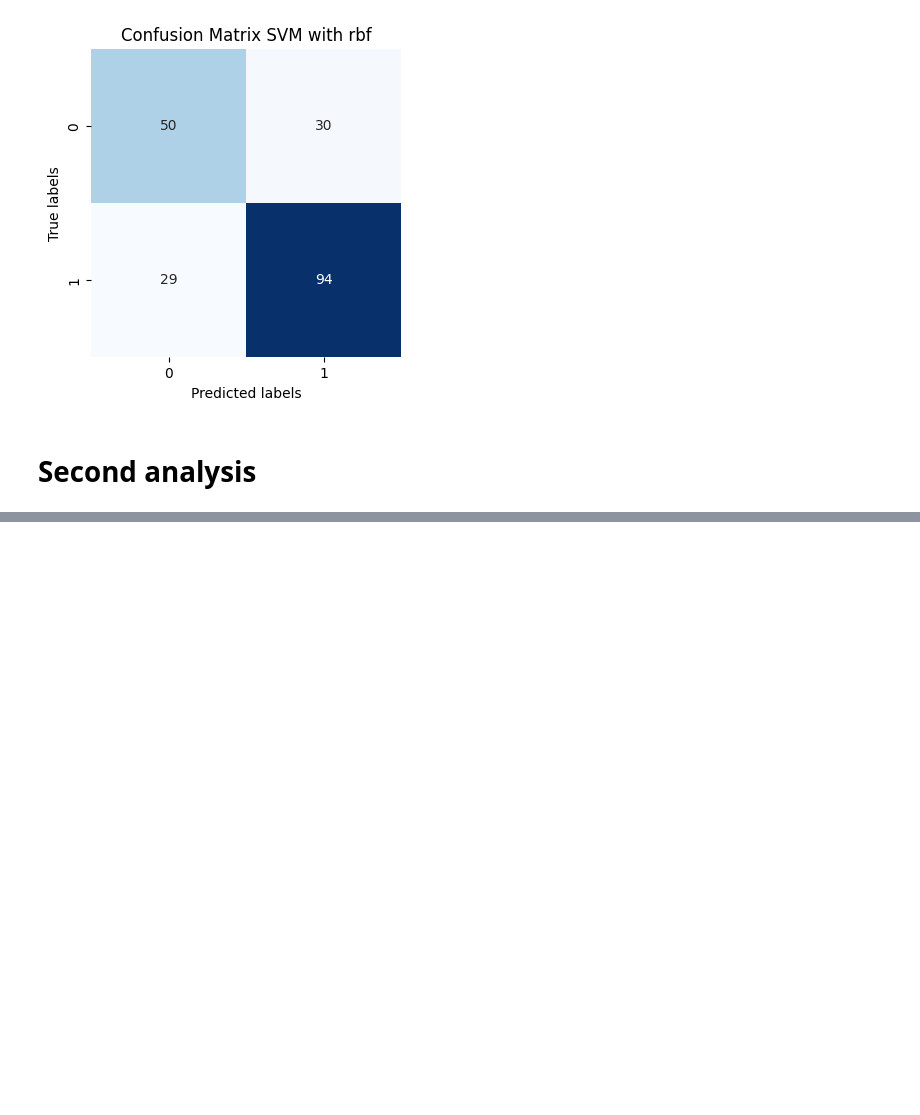
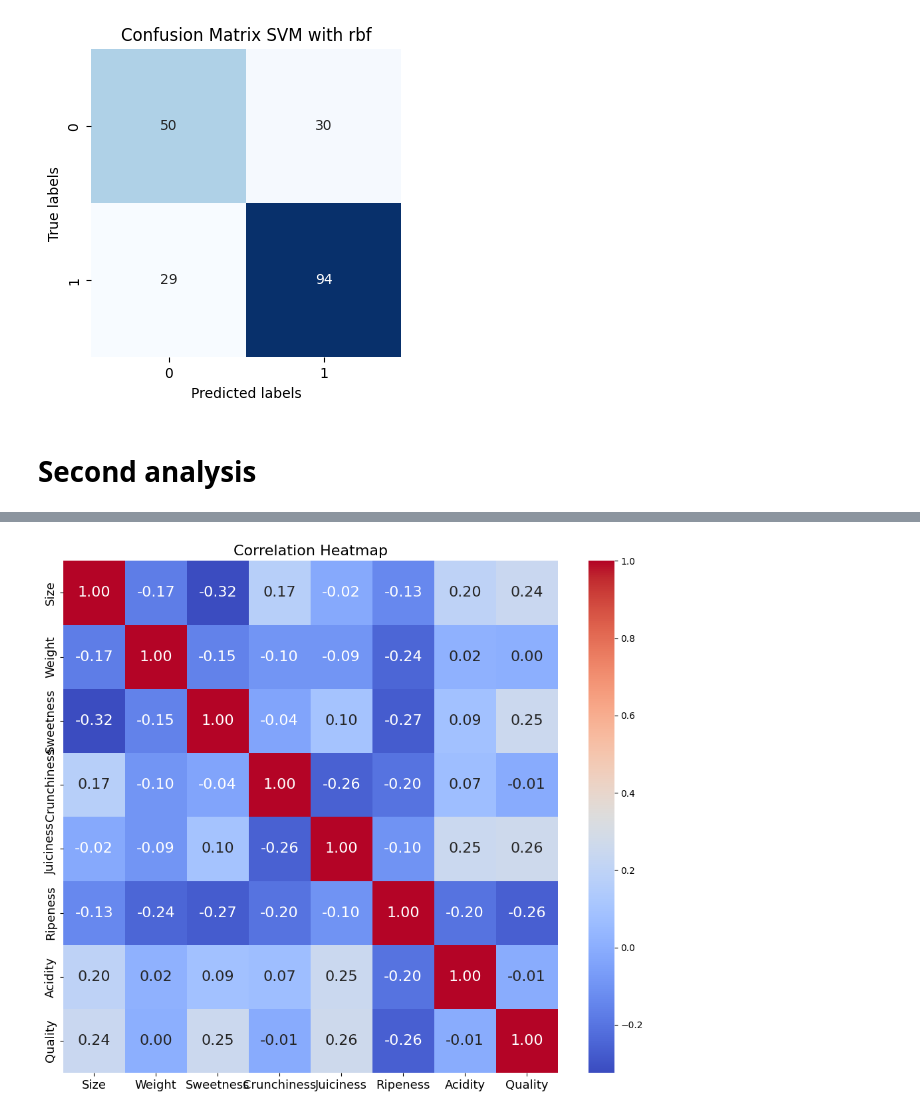
Before and after one commit to sadrajafari/cs5830_project7, a Jupyter notebook: project7.ipynb, the cells around one changed output, grey strips where cells are left out. Cells and saved outputs as stored; diff of their text form; code cells hidden in the pictures; blank space fills up the shorter version.

Commit message:
Apple quality data set added and analyzed."

```diff
--- a/project7.ipynb
+++ b/project7.ipynb
@@ -301,3 +301,6 @@ plt.show()
 [figure]
 # %% [markdown]
 # Second analysis
+# %%
+data = pd.read_csv("apple_quality.csv")
+data
@@ -303,0 +323,9 @@ plt.show()
+# %%
+data = data.dropna()
+data = data.drop('A_id',axis=1)
+data['Acidity'] = data['Acidity'].astype(float)
+data['Quality'] = data['Quality'].replace({'good': 1, 'bad': 0})
+
+##data = data.head(1000)
+
+data
@@ -303,0 +349,14 @@ plt.show()
+# %%
+# plt.figure(figsize=(12, 10))
+# sns.heatmap(HRisk_data.corr(), annot=True, cmap='coolwarm', fmt=".2f",
+#                       annot_kws={"fontsize": 7})  # Adjust fontsize as needed
+# plt.title("correlation heatmap")
+plt.figure(figsize=(12, 10))
+heatmap = sns.heatmap(data.corr(), annot=True, cmap='coolwarm', fmt=".2f",
+            annot_kws={"fontsize": 16})  # Adjust fontsize as needed
+heatmap.set_xticklabels(heatmap.get_xticklabels(), fontsize=13)
+heatmap.set_yticklabels(heatmap.get_yticklabels(), fontsize=13)
+plt.title("Correlation Heatmap", fontsize=16)  # Adjust fontsize as needed
+plt.show()
+# %% [output]
+[figure, added]
```
Also changed, not shown: parts of 15 cells of this notebook, 1 other file.
